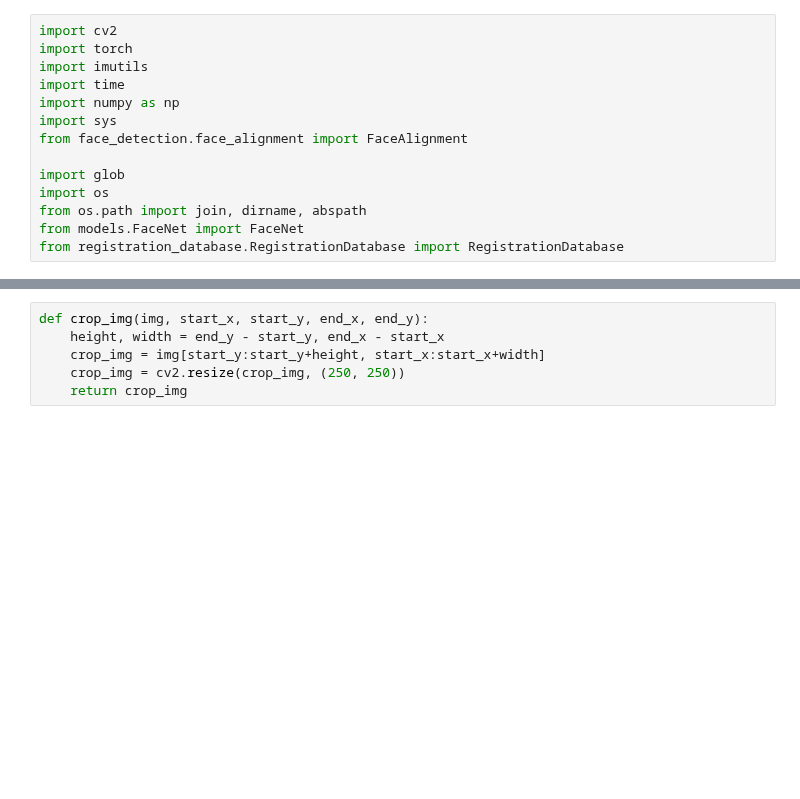
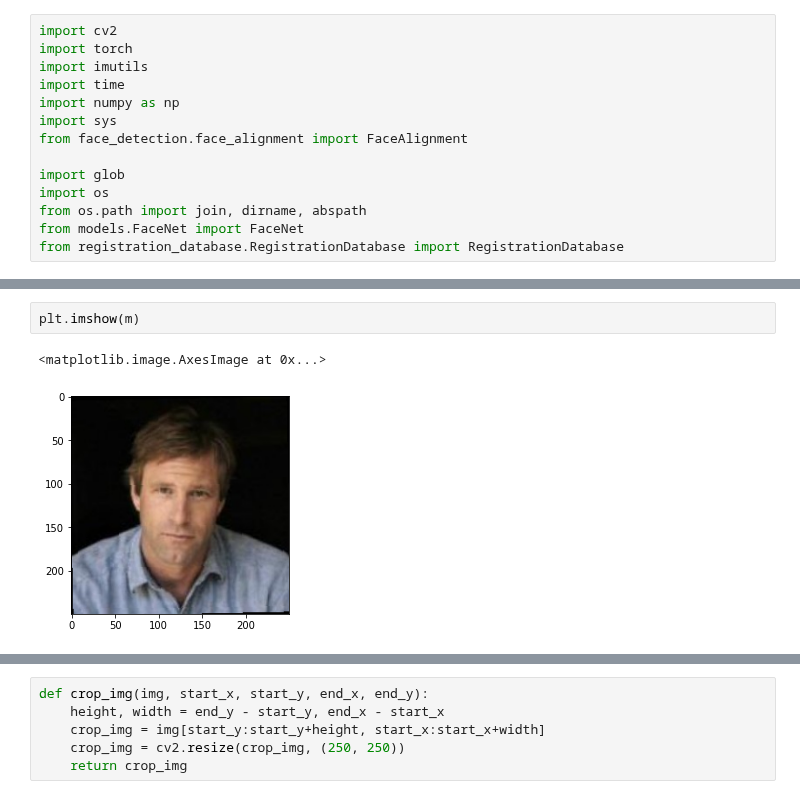
Before and after one commit to Neihtq/fasecure, a Jupyter notebook: self_cropping.ipynb, the cells around one changed output, grey strips where cells are left out. Drawn from its saved outputs; the diff is of its cells as text; blank space fills up the shorter version.

```diff
--- a/self_cropping.ipynb
+++ b/self_cropping.ipynb
@@ -14,0 +40,5 @@ from registration_database.RegistrationDatabase import RegistrationDatabase
+# %%
+plt.imshow(m)
+# %% [output]
+<matplotlib.image.AxesImage at 0x...>
+[figure, added]
```
Also changed, not shown: parts of 6 cells of this notebook, 4 other files.
